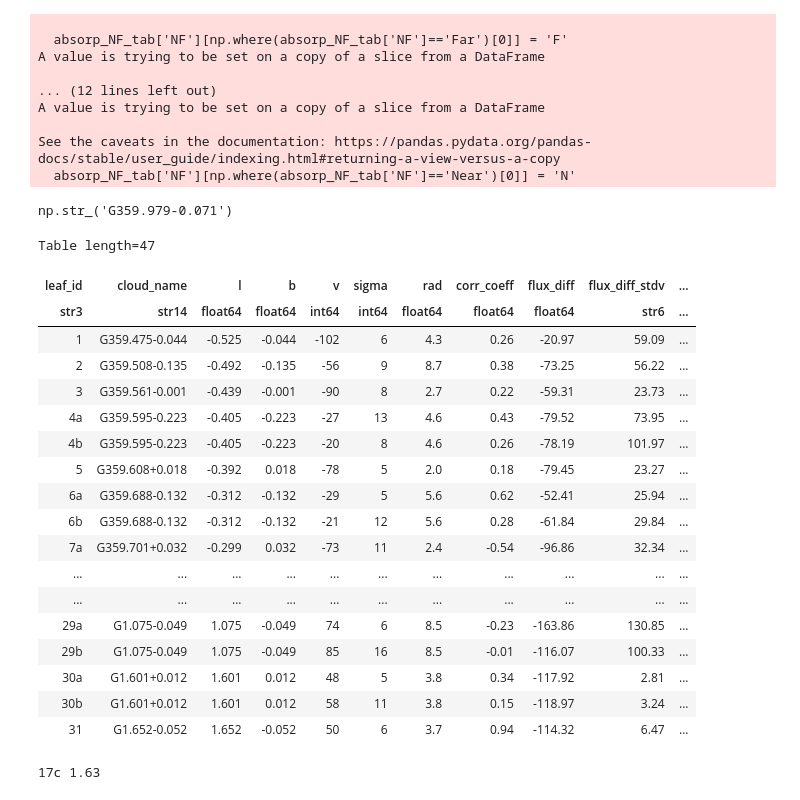
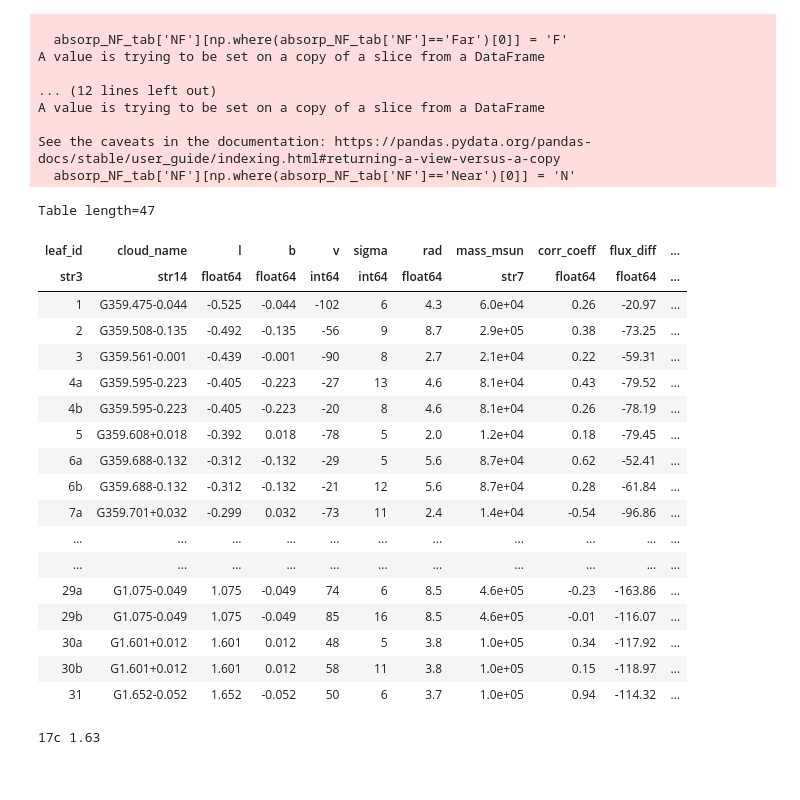
Before and after one commit to danilipman/cmz_synth, a Jupyter notebook: make_new_synth_table.ipynb, the cells around one changed output. Drawn from its saved outputs; the diff is of its cells as text; code cells hidden in the pictures.

```diff
--- a/make_new_synth_table.ipynb
+++ b/make_new_synth_table.ipynb
@@ -20,6 +20,10 @@ absorp_NF_tab = pd.read_csv('../3D_CMZ/LBV_plots_stuff/paper3_agreement_catalogu
 
 absorp_sigma_tab = pd.read_csv('./3dcmz_sigmas_masked.csv',sep=',',
                             usecols=[0,1], names=['ID','sigma_frac_abs'],
+                            header=0, index_col=False)
+
+absorp_mass_tab= pd.read_csv('./paper3-cloud-catalogue.csv',sep=',',
+                            usecols=[0,6], names=['#','Mass_msun'],
                             header=0, index_col=False)
 
 
@@ -40,6 +44,8 @@ flux_ratio = cat['flux_ratio_max']
 
 absorp_value = absorp_tab['fraction_value_peak_mask']
 absorp_index = absorp_tab['leaf_id']
+absorp_mass = absorp_mass_tab['Mass_msun']
+
 
 
 
@@ -83,6 +109,14 @@ def natural_keys(text):
     (See Toothy's implementation in the comments)
     '''
     return [ atoi(c) for c in re.split(r'(\d+)', text) ]
+# %%
+### Save mass array for each index, including duplicated indices
+mass_arr = []
+for i in cat_index:
+    indnum = natural_keys(i)[1]
+    match_massind = np.where(indnum == absorp_mass_tab['#'].values)[0][0]
+    mass_arr.append(float(absorp_mass_tab['Mass_msun'].values[match_massind]))
+mass_arr = [f'{num:.1e}' for num in mass_arr]
 # %%
 absorp_index_digits = [re.findall("\d+", i)[0] for i in absorp_index]
 absorp_tab_ids = []
@@ -151,10 +185,6 @@ for i in range(len(cat_index)):
         cloud_flux_ratio = pyfits.open('../3D_CMZ/Sub_masks/{}/max_submask/{}_{}_flux_ratio_maxcutout_isolated.fits'.format(large_cat_index[i], large_cat_index[i],large_cat_v[i] ))[0].data
         fratio_std = np.abs(np.nanstd(cloud_flux_ratio))
         flux_ratio_std.append('{:.2f}'.format(np.round(fratio_std,2)))
-# %%
-cloud_list[14]
-# %% [output]
-np.str_('G359.979-0.071')
 # %%
 ### absorption table only has the ids with measurement available
 
@@ -194,46 +224,47 @@ for i in cat_index:
 # %%
 ### Construct new table
 
 synth_table = Table()
 synth_table['leaf_id'] = cat_index
 synth_table['cloud_name'] = cat['cloud_name']
 synth_table['l'] = l
 synth_table['b'] = b
 synth_table['v'] = v
 synth_table['sigma'] = sigma
 synth_table['rad'] = rad
+synth_table['mass_msun'] = mass_arr
 synth_table['corr_coeff'] = corr_coeff.round(2)
 synth_table['flux_diff'] = flux_diff.round(2)
 synth_table['flux_diff_stdv'] = flux_diff_std
 synth_table['flux_ratio'] = flux_ratio.round(2)
 synth_table['flux_ratio_stdv'] = flux_ratio_std
 synth_table['absorp_value'] = absorp_arr
 synth_table['absorp_sigma'] = absorp_sig_arr
 synth_table['NF_decision'] = NF_decision
 synth_table['absorp_NF'] = absorp_NF
 synth_table['lb_pixel_mask'] = lb_pixel_mask
 
 synth_table
 # %% [output]
 Table length=47
-| leaf_id | cloud_name | l | b | v | sigma | rad | corr_coeff | flux_diff | flux_diff_stdv | ... |
-| str3 | str14 | float64 | float64 | int64 | int64 | float64 | float64 | float64 | str6 | ... |
-| 1 | G359.475-0.044 | -0.525 | -0.044 | -102 | 6 | 4.3 | 0.26 | -20.97 | 59.09 | ... |
-| 2 | G359.508-0.135 | -0.492 | -0.135 | -56 | 9 | 8.7 | 0.38 | -73.25 | 56.22 | ... |
-| 3 | G359.561-0.001 | -0.439 | -0.001 | -90 | 8 | 2.7 | 0.22 | -59.31 | 23.73 | ... |
-| 4a | G359.595-0.223 | -0.405 | -0.223 | -27 | 13 | 4.6 | 0.43 | -79.52 | 73.95 | ... |
-| 4b | G359.595-0.223 | -0.405 | -0.223 | -20 | 8 | 4.6 | 0.26 | -78.19 | 101.97 | ... |
-| 5 | G359.608+0.018 | -0.392 | 0.018 | -78 | 5 | 2.0 | 0.18 | -79.45 | 23.27 | ... |
-| 6a | G359.688-0.132 | -0.312 | -0.132 | -29 | 5 | 5.6 | 0.62 | -52.41 | 25.94 | ... |
-| 6b | G359.688-0.132 | -0.312 | -0.132 | -21 | 12 | 5.6 | 0.28 | -61.84 | 29.84 | ... |
-| 7a | G359.701+0.032 | -0.299 | 0.032 | -73 | 11 | 2.4 | -0.54 | -96.86 | 32.34 | ... |
+| leaf_id | cloud_name | l | b | v | sigma | rad | mass_msun | corr_coeff | flux_diff | ... |
+| str3 | str14 | float64 | float64 | int64 | int64 | float64 | str7 | float64 | float64 | ... |
+| 1 | G359.475-0.044 | -0.525 | -0.044 | -102 | 6 | 4.3 | 6.0e+04 | 0.26 | -20.97 | ... |
+| 2 | G359.508-0.135 | -0.492 | -0.135 | -56 | 9 | 8.7 | 2.9e+05 | 0.38 | -73.25 | ... |
+| 3 | G359.561-0.001 | -0.439 | -0.001 | -90 | 8 | 2.7 | 2.1e+04 | 0.22 | -59.31 | ... |
+| 4a | G359.595-0.223 | -0.405 | -0.223 | -27 | 13 | 4.6 | 8.1e+04 | 0.43 | -79.52 | ... |
+| 4b | G359.595-0.223 | -0.405 | -0.223 | -20 | 8 | 4.6 | 8.1e+04 | 0.26 | -78.19 | ... |
+| 5 | G359.608+0.018 | -0.392 | 0.018 | -78 | 5 | 2.0 | 1.2e+04 | 0.18 | -79.45 | ... |
+| 6a | G359.688-0.132 | -0.312 | -0.132 | -29 | 5 | 5.6 | 8.7e+04 | 0.62 | -52.41 | ... |
+| 6b | G359.688-0.132 | -0.312 | -0.132 | -21 | 12 | 5.6 | 8.7e+04 | 0.28 | -61.84 | ... |
+| 7a | G359.701+0.032 | -0.299 | 0.032 | -73 | 11 | 2.4 | 1.4e+04 | -0.54 | -96.86 | ... |
 | ... | ... | ... | ... | ... | ... | ... | ... | ... | ... | ... |
 | ... | ... | ... | ... | ... | ... | ... | ... | ... | ... | ... |
-| 29a | G1.075-0.049 | 1.075 | -0.049 | 74 | 6 | 8.5 | -0.23 | -163.86 | 130.85 | ... |
-| 29b | G1.075-0.049 | 1.075 | -0.049 | 85 | 16 | 8.5 | -0.01 | -116.07 | 100.33 | ... |
-| 30a | G1.601+0.012 | 1.601 | 0.012 | 48 | 5 | 3.8 | 0.34 | -117.92 | 2.81 | ... |
-| 30b | G1.601+0.012 | 1.601 | 0.012 | 58 | 11 | 3.8 | 0.15 | -118.97 | 3.24 | ... |
-| 31 | G1.652-0.052 | 1.652 | -0.052 | 50 | 6 | 3.7 | 0.94 | -114.32 | 6.47 | ... |
+| 29a | G1.075-0.049 | 1.075 | -0.049 | 74 | 6 | 8.5 | 4.6e+05 | -0.23 | -163.86 | ... |
+| 29b | G1.075-0.049 | 1.075 | -0.049 | 85 | 16 | 8.5 | 4.6e+05 | -0.01 | -116.07 | ... |
+| 30a | G1.601+0.012 | 1.601 | 0.012 | 48 | 5 | 3.8 | 1.0e+05 | 0.34 | -117.92 | ... |
+| 30b | G1.601+0.012 | 1.601 | 0.012 | 58 | 11 | 3.8 | 1.0e+05 | 0.15 | -118.97 | ... |
+| 31 | G1.652-0.052 | 1.652 | -0.052 | 50 | 6 | 3.7 | 1.0e+05 | 0.94 | -114.32 | ... |
 # %%
 synth_table.write("/Users/danilipman/Documents/Research/UConn/CMZ_SYNTH/synth_table.tex", overwrite=True)
 # %%
```
Also changed, not shown: parts of 1 cell of this notebook, 8 other files.
